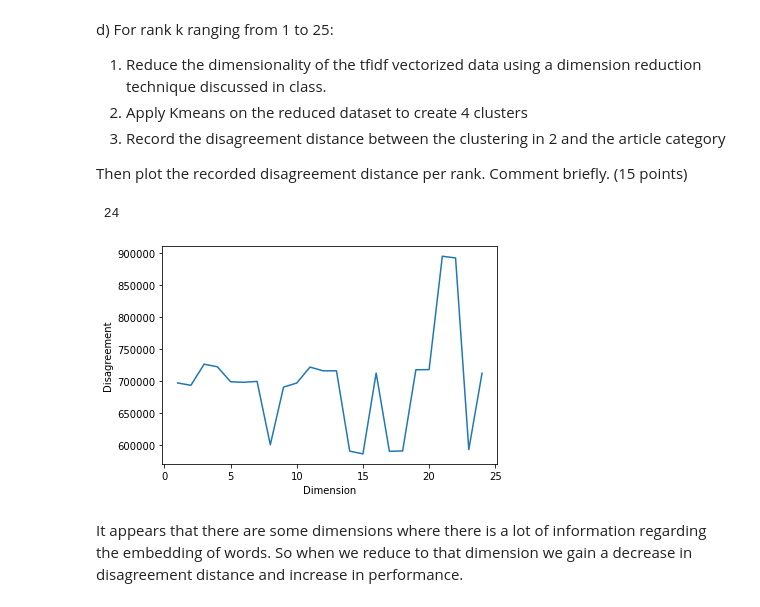
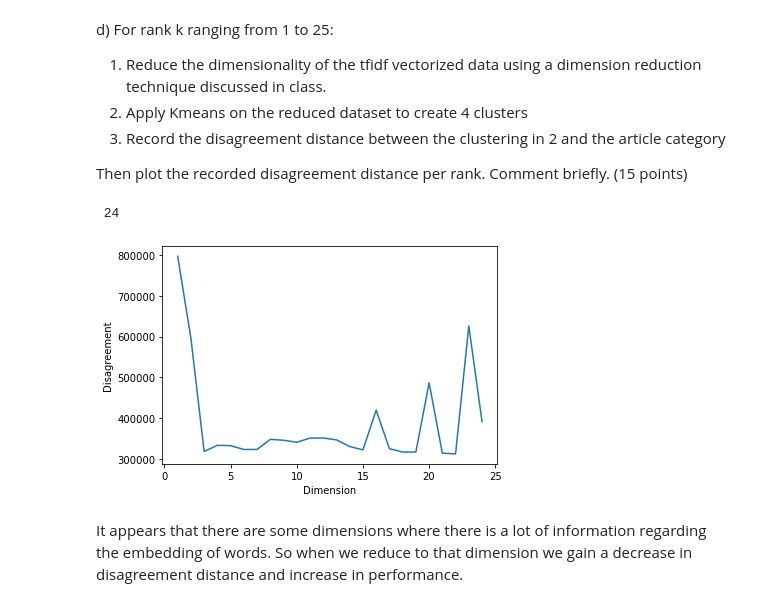
Before and after one commit to ivanisakov99/CS506, a Jupyter notebook: HW/3. SVD/homework3.ipynb, the cells around one changed output. Saved outputs shown, nothing was run; the diff lists cells and outputs as text; code cells hidden in the pictures.

```diff
--- a/HW/3. SVD/homework3.ipynb
+++ b/HW/3. SVD/homework3.ipynb
@@ -262,20 +262,20 @@ Then plot the recorded disagreement distance per rank. Comment briefly. (15 poin
 # %%
 u, s, v = np.linalg.svd(centred_data)
 disagreement_distance = []
 for k in range(1,25):
-    dim_reduced_dataset = u[:, :k] @ np.diag(s[:k]) @ v[:k]
-    kmeans = KMeans(n_clusters=3, init='k-means++', max_iter=100, n_init=10, random_state=0)
+    dim_reduced_dataset = np.asarray(u[:, :k] @ np.diag(s[:k]) @ v[:k])
+    kmeans = KMeans(n_clusters=4, init='k-means++', max_iter=100, n_init=10, random_state=0)
     kmeans.fit_predict(dim_reduced_dataset)
     labelsk = kmeans.labels_
     disagreement_distance.append(disagreement_dist(labelsk, news_data.target))
     sys.stdout.write('\r {}'.format(k))
 
 plt.plot(range(1,25), disagreement_distance)
 plt.ylabel('Disagreement')
 plt.xlabel('Dimension')
 plt.show()
 # %% [output]
  24
-[figure, old version]
+[figure, new version]
 # %% [markdown]
 It appears that there are some dimensions where there is a lot of information regarding the embedding of words. So when we reduce to that dimension we gain a decrease in disagreement distance and increase in performance.
```
Also changed, not shown: parts of 6 cells of this notebook.
